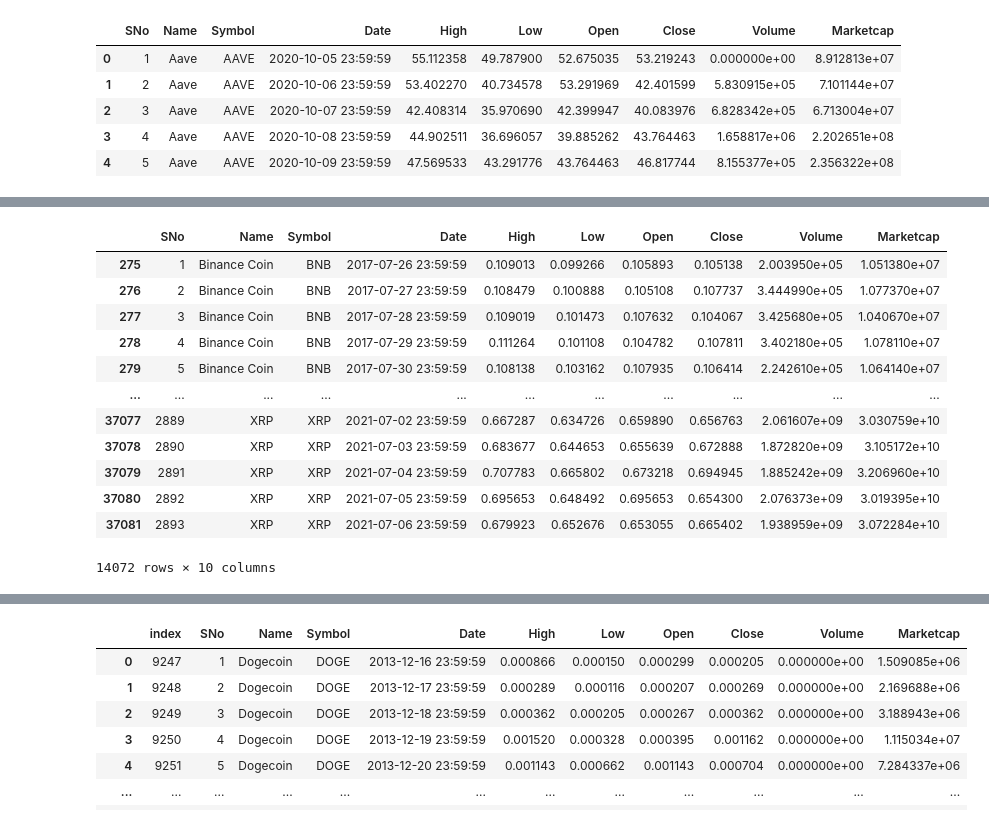
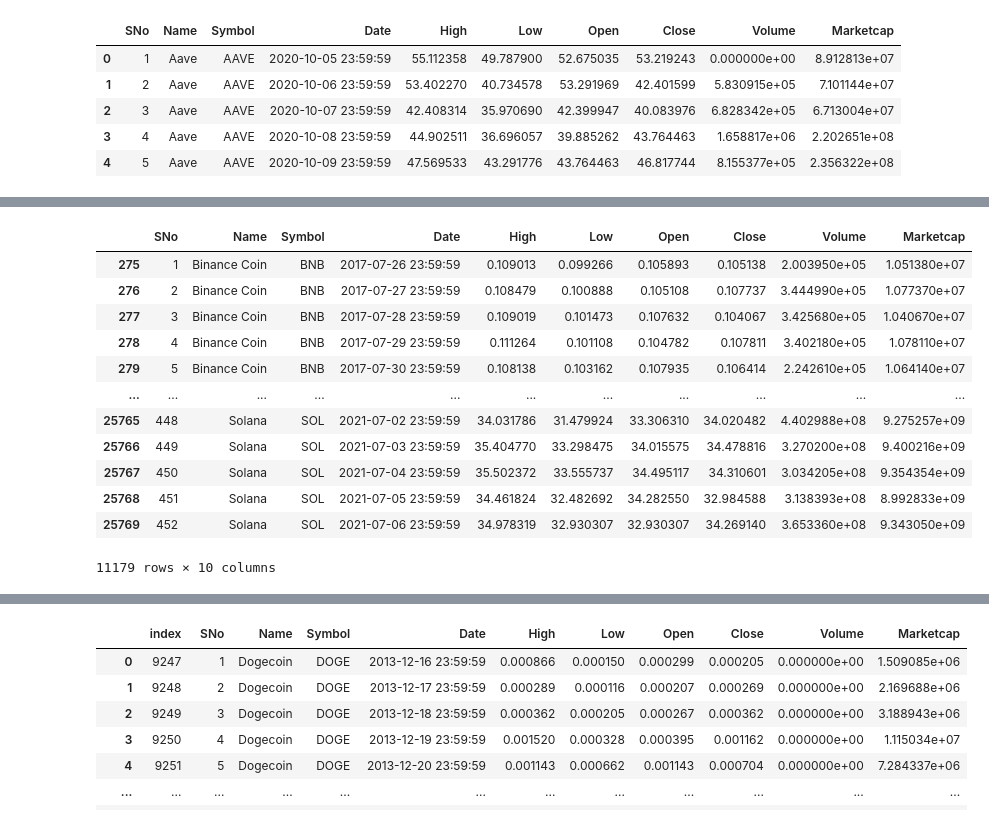
Before and after one commit to Khushboomodha/Project_1, a Jupyter notebook: Crypto.ipynb, the cells around one changed output, grey strips where cells are left out. Cells and saved outputs as stored; diff of their text form; code cells hidden in the pictures.

```diff
--- a/Crypto.ipynb
+++ b/Crypto.ipynb
@@ -44,3 +52,5 @@ merged_df.head()
 | 2 | 3 | Aave | AAVE | 2020-10-07 23:59:59 | 42.408314 | 35.970690 | 42.399947 | 40.083976 | 6.828342e+05 | 6.713004e+07 |
 | 3 | 4 | Aave | AAVE | 2020-10-08 23:59:59 | 44.902511 | 36.696057 | 39.885262 | 43.764463 | 1.658817e+06 | 2.202651e+08 |
 | 4 | 5 | Aave | AAVE | 2020-10-09 23:59:59 | 47.569533 | 43.291776 | 43.764463 | 46.817744 | 8.155377e+05 | 2.356322e+08 |
+# %%
+clean_data_df = pd.read_csv('../Project_1/Resources_Output/Crypto_merged.csv', parse_dates=['Date'])
@@ -47,22 +71,22 @@ merged_df.head()
 # %%
-target_symbols = [ 'BTC','ETH', 'ADA','BNB','XRP','SOL','DOGE']
+target_symbols = [ 'BTC','ETH', 'ADA','BNB','SOL','DOGE']
 
-filtered_df=merged_df[merged_df['Symbol'].isin(target_symbols)]
+filtered_df=clean_data_df[clean_data_df['Symbol'].isin(target_symbols)]
 filtered_df
 # %% [output]
 |  | SNo | Name | Symbol | Date | High | Low | Open | Close | Volume | Marketcap |
 | 275 | 1 | Binance Coin | BNB | 2017-07-26 23:59:59 | 0.109013 | 0.099266 | 0.105893 | 0.105138 | 2.003950e+05 | 1.051380e+07 |
 | 276 | 2 | Binance Coin | BNB | 2017-07-27 23:59:59 | 0.108479 | 0.100888 | 0.105108 | 0.107737 | 3.444990e+05 | 1.077370e+07 |
 | 277 | 3 | Binance Coin | BNB | 2017-07-28 23:59:59 | 0.109019 | 0.101473 | 0.107632 | 0.104067 | 3.425680e+05 | 1.040670e+07 |
 | 278 | 4 | Binance Coin | BNB | 2017-07-29 23:59:59 | 0.111264 | 0.101108 | 0.104782 | 0.107811 | 3.402180e+05 | 1.078110e+07 |
 | 279 | 5 | Binance Coin | BNB | 2017-07-30 23:59:59 | 0.108138 | 0.103162 | 0.107935 | 0.106414 | 2.242610e+05 | 1.064140e+07 |
 | ... | ... | ... | ... | ... | ... | ... | ... | ... | ... | ... |
-| 37077 | 2889 | XRP | XRP | 2021-07-02 23:59:59 | 0.667287 | 0.634726 | 0.659890 | 0.656763 | 2.061607e+09 | 3.030759e+10 |
-| 37078 | 2890 | XRP | XRP | 2021-07-03 23:59:59 | 0.683677 | 0.644653 | 0.655639 | 0.672888 | 1.872820e+09 | 3.105172e+10 |
-| 37079 | 2891 | XRP | XRP | 2021-07-04 23:59:59 | 0.707783 | 0.665802 | 0.673218 | 0.694945 | 1.885242e+09 | 3.206960e+10 |
-| 37080 | 2892 | XRP | XRP | 2021-07-05 23:59:59 | 0.695653 | 0.648492 | 0.695653 | 0.654300 | 2.076373e+09 | 3.019395e+10 |
-| 37081 | 2893 | XRP | XRP | 2021-07-06 23:59:59 | 0.679923 | 0.652676 | 0.653055 | 0.665402 | 1.938959e+09 | 3.072284e+10 |
+| 25765 | 448 | Solana | SOL | 2021-07-02 23:59:59 | 34.031786 | 31.479924 | 33.306310 | 34.020482 | 4.402988e+08 | 9.275257e+09 |
+| 25766 | 449 | Solana | SOL | 2021-07-03 23:59:59 | 35.404770 | 33.298475 | 34.015575 | 34.478816 | 3.270200e+08 | 9.400216e+09 |
+| 25767 | 450 | Solana | SOL | 2021-07-04 23:59:59 | 35.502372 | 33.555737 | 34.495117 | 34.310601 | 3.034205e+08 | 9.354354e+09 |
+| 25768 | 451 | Solana | SOL | 2021-07-05 23:59:59 | 34.461824 | 32.482692 | 34.282550 | 32.984588 | 3.138393e+08 | 8.992833e+09 |
+| 25769 | 452 | Solana | SOL | 2021-07-06 23:59:59 | 34.978319 | 32.930307 | 32.930307 | 34.269140 | 3.653360e+08 | 9.343050e+09 |
-14072 rows × 10 columns
+11179 rows × 10 columns
 # %%
 # filtered_df.reset_index(drop=True,inplace=True)
 # %%
```
Also changed, not shown: parts of 21 cells of this notebook.
